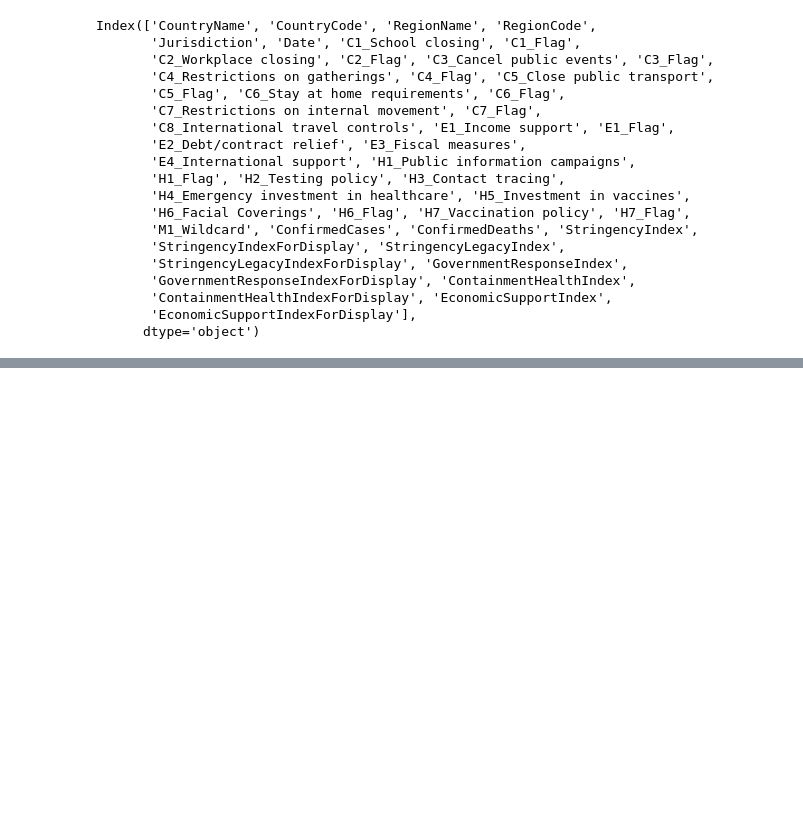
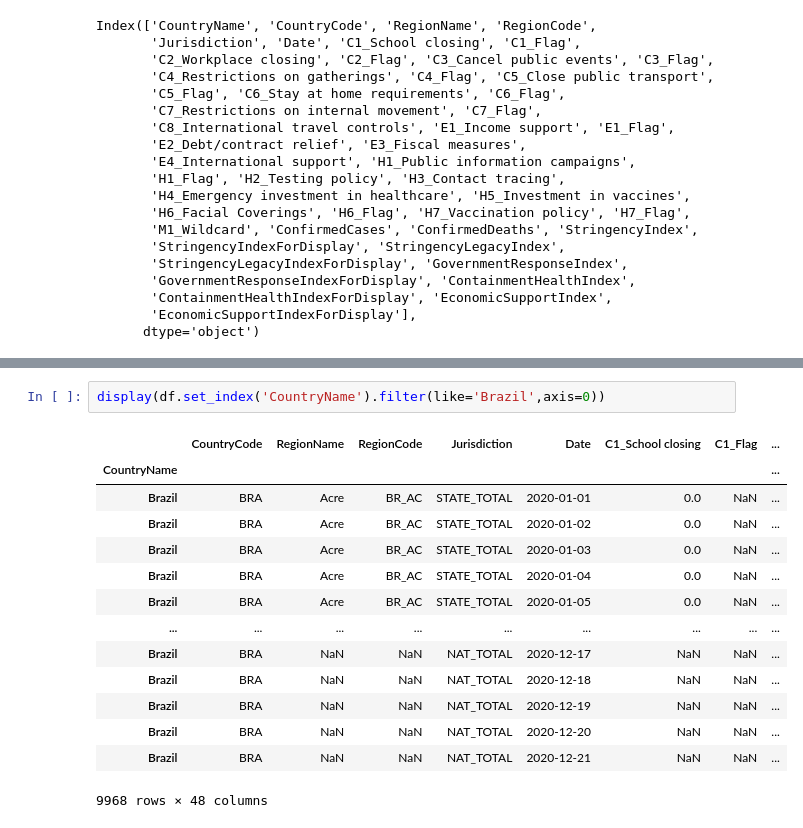
Before and after one commit to xprizetbsi/pandemic_response, a Jupyter notebook: Predictor/Database_Connector.ipynb, the cells around one changed output, grey strips where cells are left out. Saved outputs shown, nothing was run; the diff lists cells and outputs as text; blank space fills up the shorter version.

```diff
--- a/Predictor/Database_Connector.ipynb
+++ b/Predictor/Database_Connector.ipynb
@@ -73,0 +97,17 @@ display(df)
+# %%
+display(df.set_index('CountryName').filter(like='Brazil',axis=0))
+# %% [output]
+|  | CountryCode | RegionName | RegionCode | Jurisdiction | Date | C1_School closing | C1_Flag | ... |
+| CountryName |  |  |  |  |  |  |  | ... |
+| Brazil | BRA | Acre | BR_AC | STATE_TOTAL | 2020-01-01 | 0.0 | NaN | ... |
+| Brazil | BRA | Acre | BR_AC | STATE_TOTAL | 2020-01-02 | 0.0 | NaN | ... |
+| Brazil | BRA | Acre | BR_AC | STATE_TOTAL | 2020-01-03 | 0.0 | NaN | ... |
+| Brazil | BRA | Acre | BR_AC | STATE_TOTAL | 2020-01-04 | 0.0 | NaN | ... |
+| Brazil | BRA | Acre | BR_AC | STATE_TOTAL | 2020-01-05 | 0.0 | NaN | ... |
+| ... | ... | ... | ... | ... | ... | ... | ... | ... |
+| Brazil | BRA | NaN | NaN | NAT_TOTAL | 2020-12-17 | NaN | NaN | ... |
+| Brazil | BRA | NaN | NaN | NAT_TOTAL | 2020-12-18 | NaN | NaN | ... |
+| Brazil | BRA | NaN | NaN | NAT_TOTAL | 2020-12-19 | NaN | NaN | ... |
+| Brazil | BRA | NaN | NaN | NAT_TOTAL | 2020-12-20 | NaN | NaN | ... |
+| Brazil | BRA | NaN | NaN | NAT_TOTAL | 2020-12-21 | NaN | NaN | ... |
+9968 rows × 48 columns
```
Also changed, not shown: parts of 19 cells of this notebook, 9 other files.
